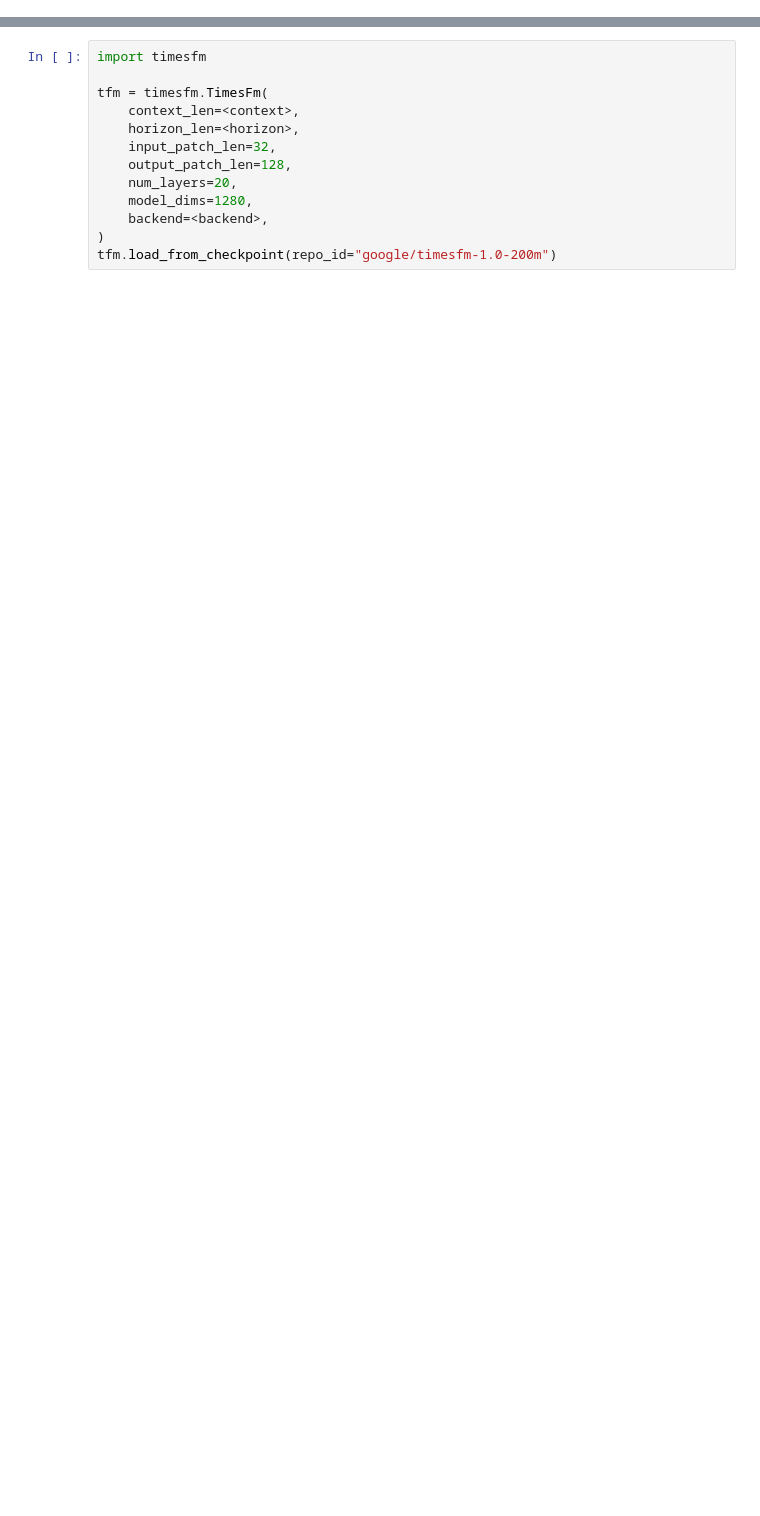
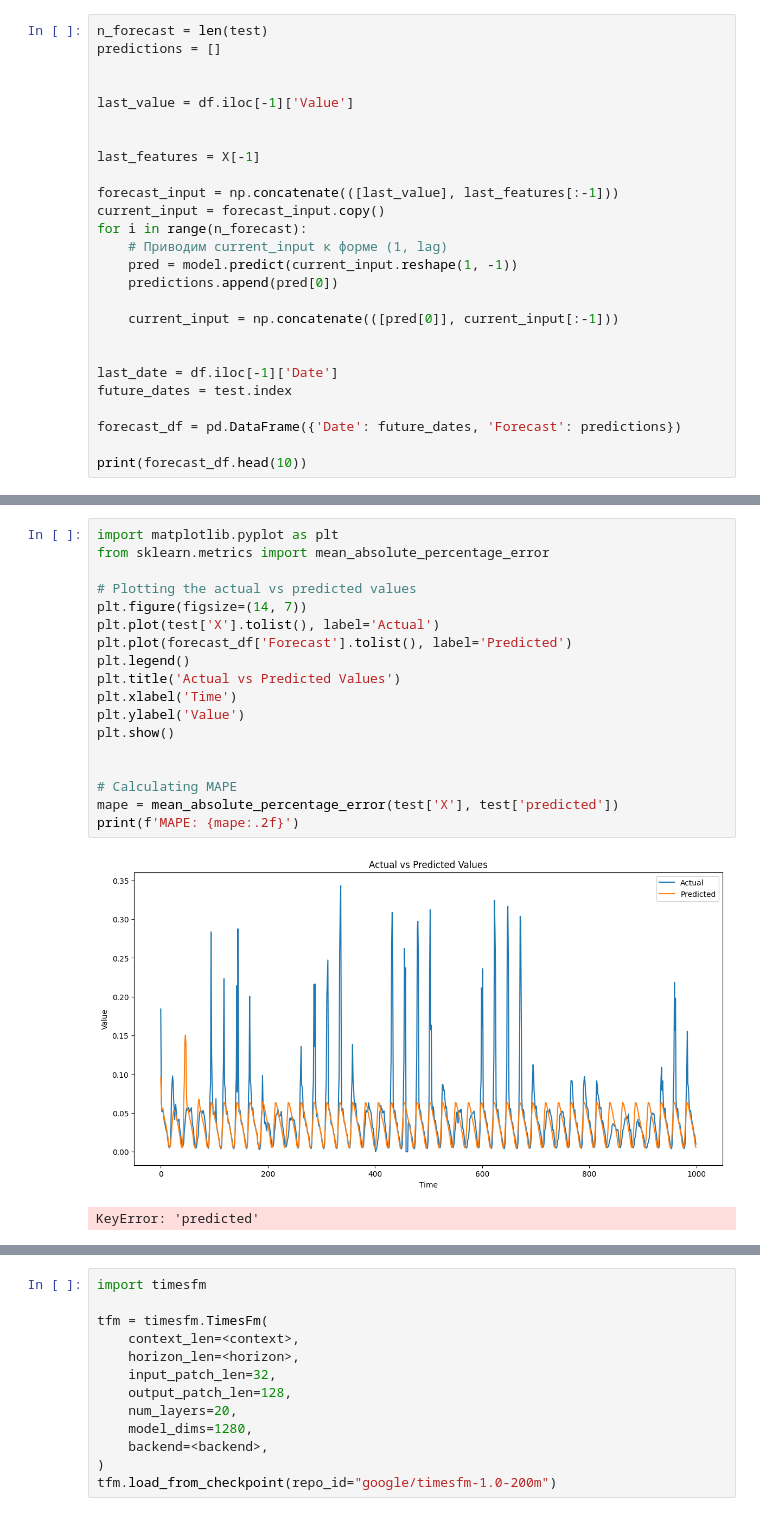
Before and after one commit to pavelhym/Bicocca_ts, a Jupyter notebook: deep_learning_model.ipynb, the cells around one changed output, grey strips where cells are left out. Cells and saved outputs as stored; diff of their text form; blank space fills up the shorter version.

Commit message:
великая DEEP LEARNING MODEL

```diff
--- a/deep_learning_model.ipynb
+++ b/deep_learning_model.ipynb
@@ -37,0 +83,26 @@ test = train[-1000:]
+# %%
+n_forecast = len(test)
+predictions = []
+
+
+last_value = df.iloc[-1]['Value']
+
+
+last_features = X[-1]
+
+forecast_input = np.concatenate(([last_value], last_features[:-1]))
+current_input = forecast_input.copy()
+for i in range(n_forecast):
+    # Приводим current_input к форме (1, lag)
+    pred = model.predict(current_input.reshape(1, -1))
+    predictions.append(pred[0])
+
+    current_input = np.concatenate(([pred[0]], current_input[:-1]))
+
+
+last_date = df.iloc[-1]['Date']
+future_dates = test.index
+
+forecast_df = pd.DataFrame({'Date': future_dates, 'Forecast': predictions})
+
+print(forecast_df.head(10))
@@ -37,0 +121,21 @@ test = train[-1000:]
+# %%
+import matplotlib.pyplot as plt
+from sklearn.metrics import mean_absolute_percentage_error
+
+# Plotting the actual vs predicted values
+plt.figure(figsize=(14, 7))
+plt.plot(test['X'].tolist(), label='Actual')
+plt.plot(forecast_df['Forecast'].tolist(), label='Predicted')
+plt.legend()
+plt.title('Actual vs Predicted Values')
+plt.xlabel('Time')
+plt.ylabel('Value')
+plt.show()
+
+
+# Calculating MAPE
+mape = mean_absolute_percentage_error(test['X'], test['predicted'])
+print(f'MAPE: {mape:.2f}')
+# %% [output]
+[figure, added]
+KeyError: 'predicted'
```
Also changed, not shown: parts of 26 cells of this notebook, 1 other file.
